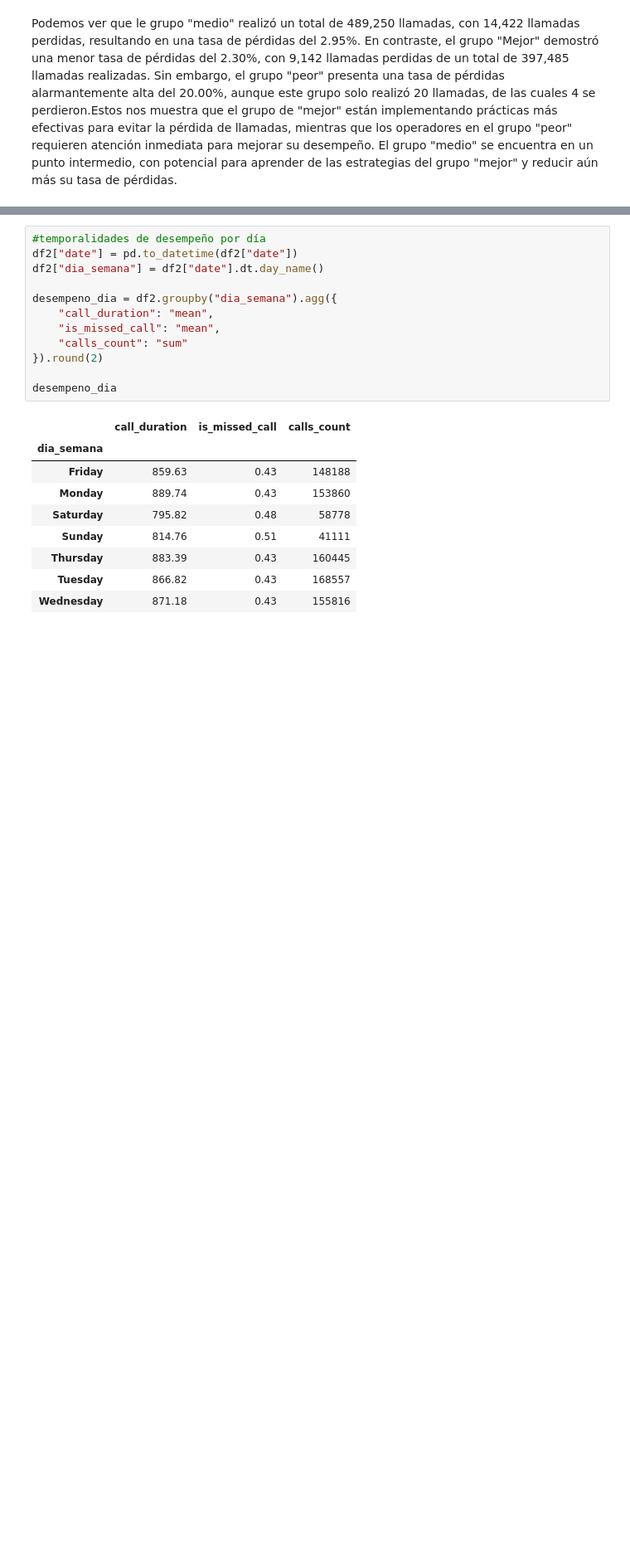
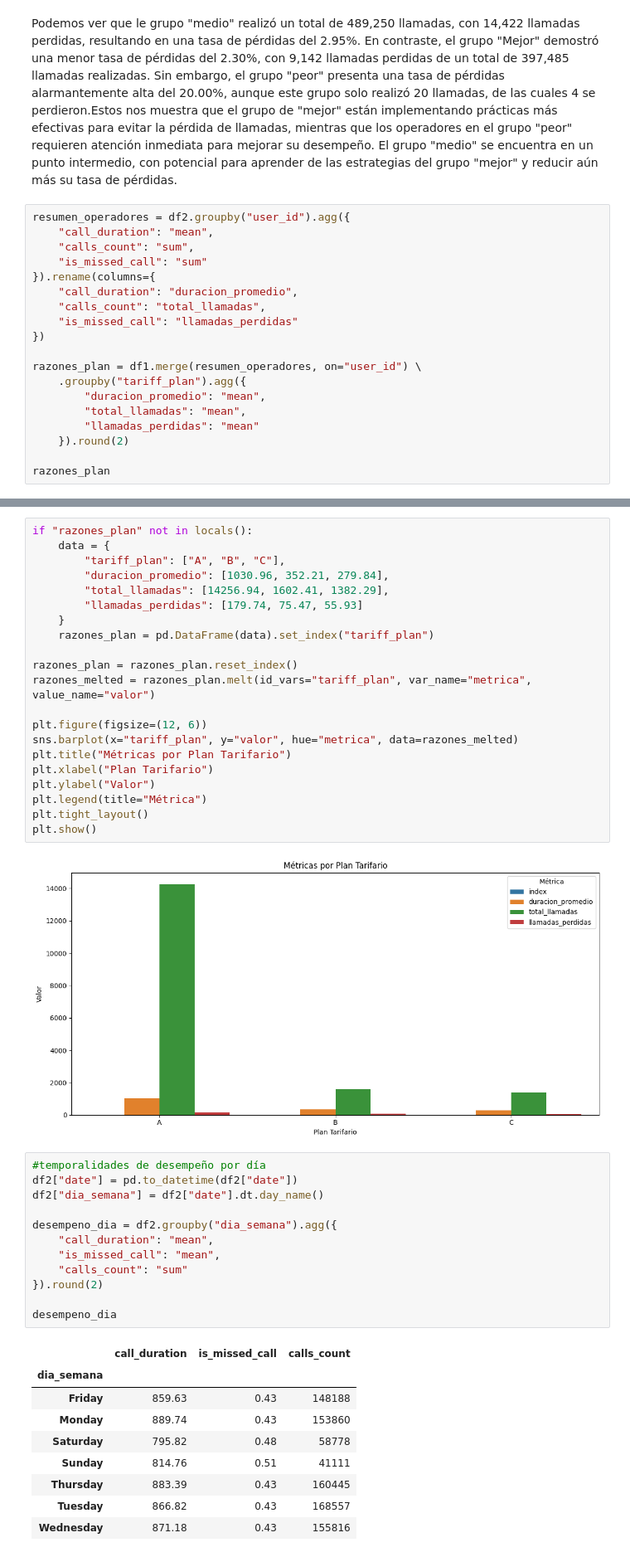
Before and after one commit to fttm-mdz/proyecto_final, a Jupyter notebook: notebooks/EDA_inicial.ipynb, the cells around one changed output, grey strips where cells are left out. Shown at 83% size. Saved outputs shown, nothing was run; the diff lists cells and outputs as text; blank space fills up the shorter version.

```diff
--- a/notebooks/EDA_inicial.ipynb
+++ b/notebooks/EDA_inicial.ipynb
@@ -696,3 +698,22 @@ plt.show()
 [figure]
 # %% [markdown]
 Podemos ver que le grupo "medio" realizó un total de 489,250 llamadas, con 14,422 llamadas perdidas, resultando en una tasa de pérdidas del 2.95%. En contraste, el grupo "Mejor" demostró una menor tasa de pérdidas del 2.30%, con 9,142 llamadas perdidas de un total de 397,485 llamadas realizadas. Sin embargo, el grupo "peor" presenta una tasa de pérdidas alarmantemente alta del 20.00%, aunque este grupo solo realizó 20 llamadas, de las cuales 4 se perdieron.Estos nos muestra que el grupo de "mejor" están implementando prácticas más efectivas para evitar la pérdida de llamadas, mientras que los operadores en el grupo "peor" requieren atención inmediata para mejorar su desempeño. El grupo "medio" se encuentra en un punto intermedio, con potencial para aprender de las estrategias del grupo "mejor" y reducir aún más su tasa de pérdidas.
+# %%
+resumen_operadores = df2.groupby("user_id").agg({
+    "call_duration": "mean",
+    "calls_count": "sum",
+    "is_missed_call": "sum"
+}).rename(columns={
+    "call_duration": "duracion_promedio",
+    "calls_count": "total_llamadas",
+    "is_missed_call": "llamadas_perdidas"
+})
+
+razones_plan = df1.merge(resumen_operadores, on="user_id") \
+    .groupby("tariff_plan").agg({
+        "duracion_promedio": "mean",
+        "total_llamadas": "mean",
+        "llamadas_perdidas": "mean"
+    }).round(2)
+
+razones_plan
@@ -699,3 +726,26 @@ Podemos ver que le grupo "medio" realizó un total de 489,250 llamadas, con 14,4
+# %%
+if "razones_plan" not in locals():
+    data = {
+        "tariff_plan": ["A", "B", "C"],
+        "duracion_promedio": [1030.96, 352.21, 279.84],
+        "total_llamadas": [14256.94, 1602.41, 1382.29],
+        "llamadas_perdidas": [179.74, 75.47, 55.93]
+    }
+    razones_plan = pd.DataFrame(data).set_index("tariff_plan")
+
+razones_plan = razones_plan.reset_index()
+razones_melted = razones_plan.melt(id_vars="tariff_plan", var_name="metrica", value_name="valor")
+
+plt.figure(figsize=(12, 6))
+sns.barplot(x="tariff_plan", y="valor", hue="metrica", data=razones_melted)
+plt.title("Métricas por Plan Tarifario")
+plt.xlabel("Plan Tarifario")
+plt.ylabel("Valor")
+plt.legend(title="Métrica")
+plt.tight_layout()
+plt.show()
+# %% [output]
+[figure, added]
 # %%
 #temporalidades de desempeño por día
 df2["date"] = pd.to_datetime(df2["date"])
```
Also changed, not shown: parts of 2 cells of this notebook.
